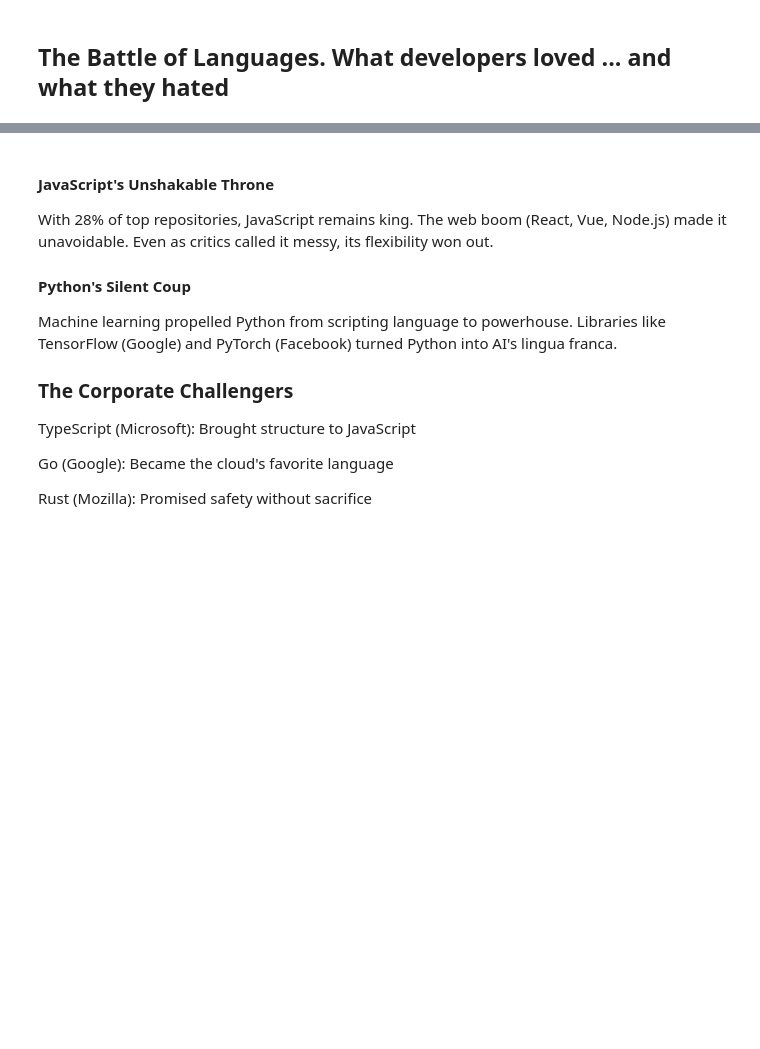
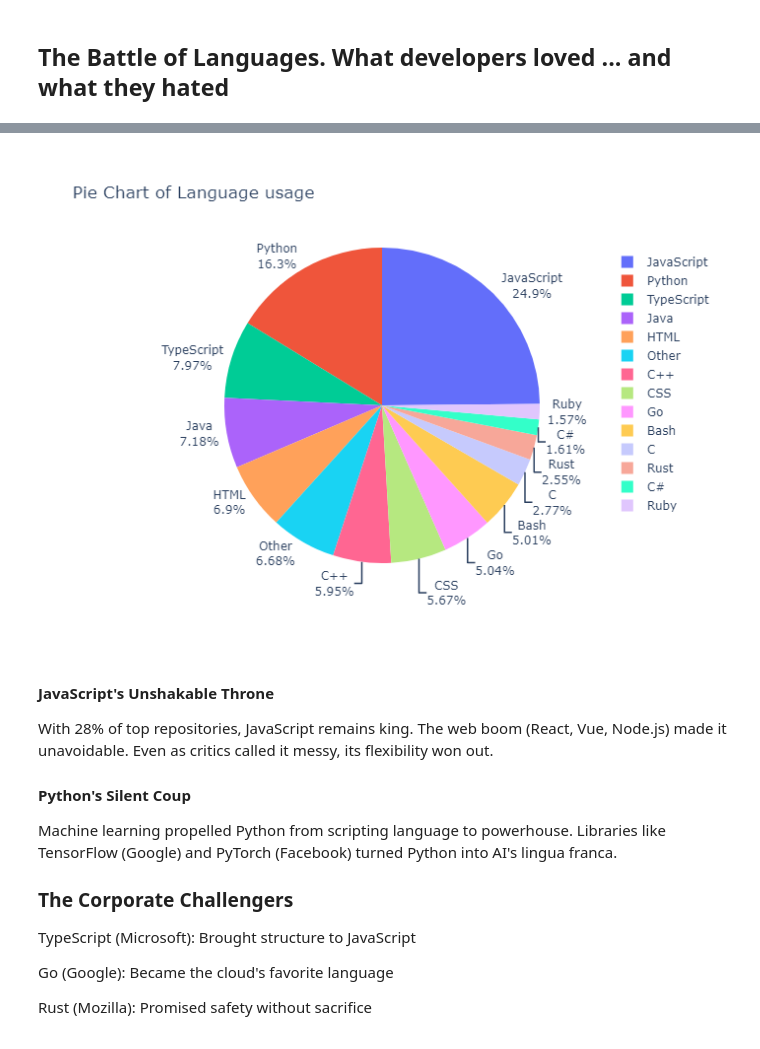
Before and after one commit to liandeveloper/open_source, a Jupyter notebook: story.ipynb, the cells around one changed output, grey strips where cells are left out. Saved outputs shown, nothing was run; the diff lists cells and outputs as text; code cells hidden in the pictures; blank space fills up the shorter version.

```diff
--- a/story.ipynb
+++ b/story.ipynb
@@ -81,7 +90,11 @@ fig1
 # %%
 fig2.update_traces(textposition='outside',
                  textinfo='percent+label')
 fig2
+fig2.write_image("pie.png")
+Image("pie.png")
+# %% [output]
+[figure, added]
 # %% [markdown]
 #### JavaScript's Unshakable Throne
 With 28% of top repositories, JavaScript remains king. The web boom (React, Vue, Node.js) made it unavoidable. Even as critics called it messy, its flexibility won out.
```
Also changed, not shown: parts of 8 cells of this notebook.
